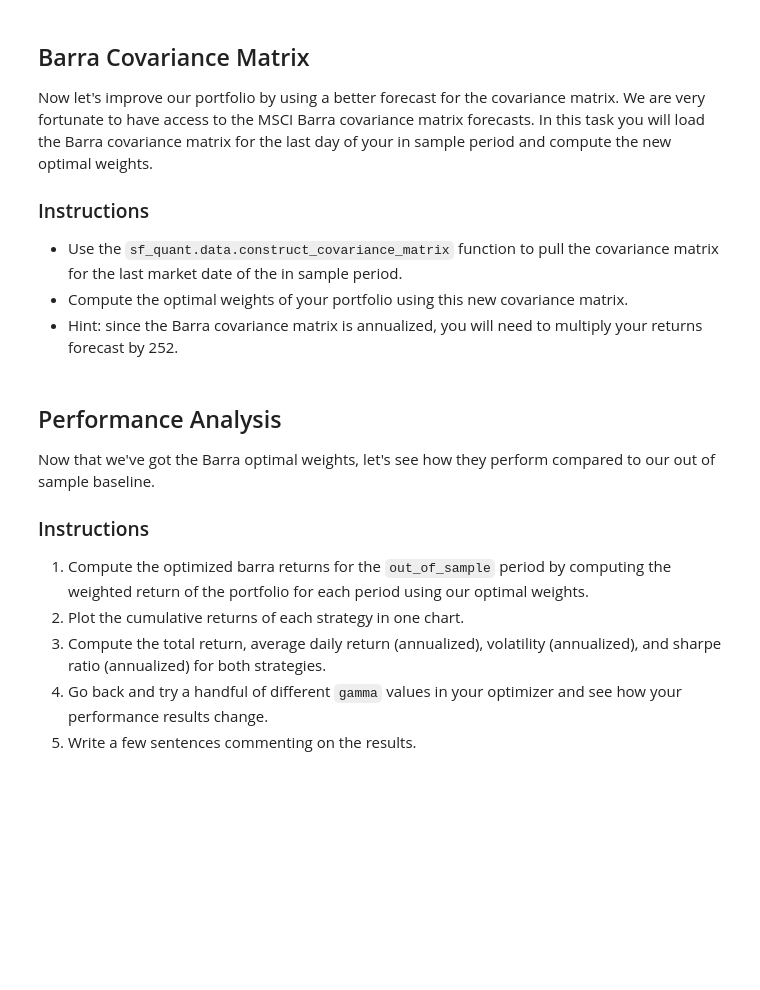
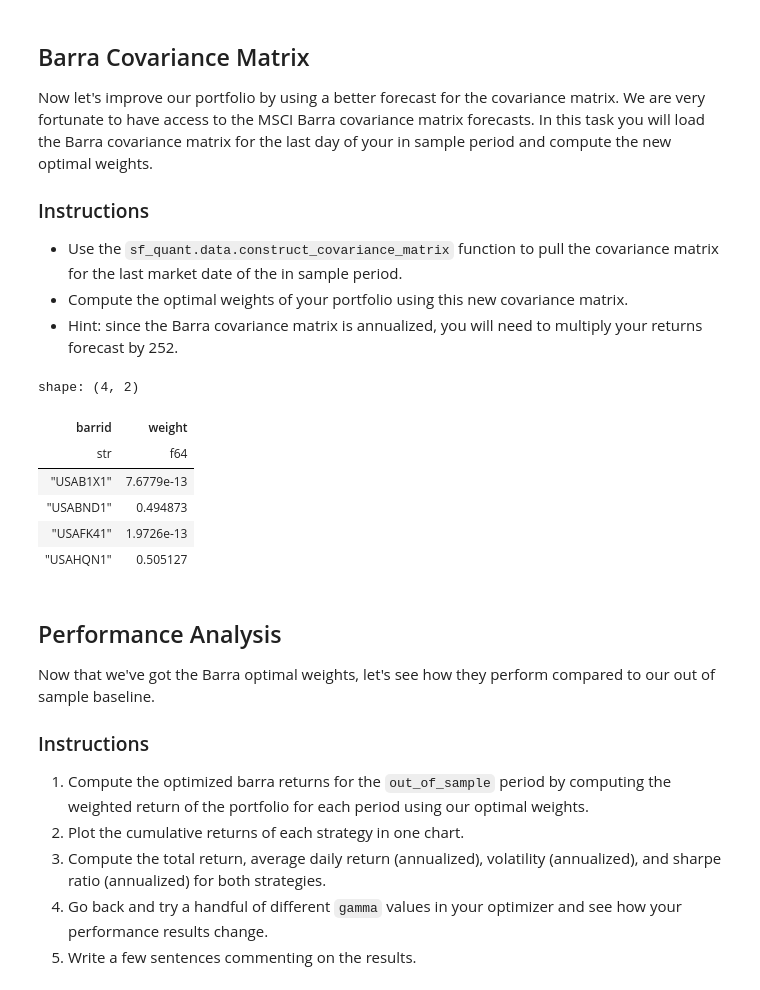
Before and after one commit to grantrich21/sf-quant-labs, a Jupyter notebook: labs/lab_2.ipynb, the cells around one changed output. Saved outputs shown, nothing was run; the diff lists cells and outputs as text; code cells hidden in the pictures; blank space fills up the shorter version.

```diff
--- a/labs/lab_2.ipynb
+++ b/labs/lab_2.ipynb
@@ -424,21 +445,66 @@ Now let's improve our portfolio by using a better forecast for the covariance ma
 # %%
 def task_barra_optimizer_weights(returns: pl.DataFrame) -> pl.DataFrame:
     """
     Compute the optimal weights of the portfolio given the expected returns forecast and the barra covariance matrix forecast.
     Make sure to use the sf_quant package.
 
     Args:
         returns (pl.DataFrame): a data frame containing date, ticker, and return columns
 
     Returns:
         pl.DataFrame: a data frame with columns barrid and weight
     """
-    # TODO: Finish function
-    pass
+    # date_ = returns.filter(
+    #     pl.col('date').is_between(*in_sample)
+    # )['date'].max()
+
+    date_ = dt.date(2024, 5, 31)
+
+    average_returns = (
+        returns
+        .filter(
+            pl.col('date').is_between(*in_sample)
+        )
+        .group_by('barrid')
+        .agg(
+            pl.col('return').mean()
+        )
+        .with_columns(
+            pl.col('return').mul(252)
+        )
+        .sort('barrid')
+    )
+
+    barrids = average_returns['barrid'].to_list()
+    er_vector = average_returns['return'].to_numpy()
+
+    cov_mat_barra = sfd.construct_covariance_matrix(date_=date_, barrids=barrids).drop('barrid').to_numpy()
+
+    constraints = [
+        sfo.FullInvestment(),
+        sfo.LongOnly(),
+        sfo.NoBuyingOnMargin()
+    ]
+
+    return sfo.mve_optimizer(
+        ids=barrids,
+        alphas=er_vector,
+        covariance_matrix=cov_mat_barra,
+        constraints=constraints,
+        gamma=10
+    )
 
 weights_barra = task_barra_optimizer_weights(returns)
 
 weights_barra
+# %% [output]
+shape: (4, 2)
+| barrid | weight |
+| str | f64 |
+| "USAB1X1" | 7.6779e-13 |
+| "USABND1" | 0.494873 |
+| "USAFK41" | 1.9726e-13 |
+| "USAHQN1" | 0.505127 |
 # %% [markdown]
 ## Performance Analysis
 
```
Also changed, not shown: parts of 7 cells of this notebook.
